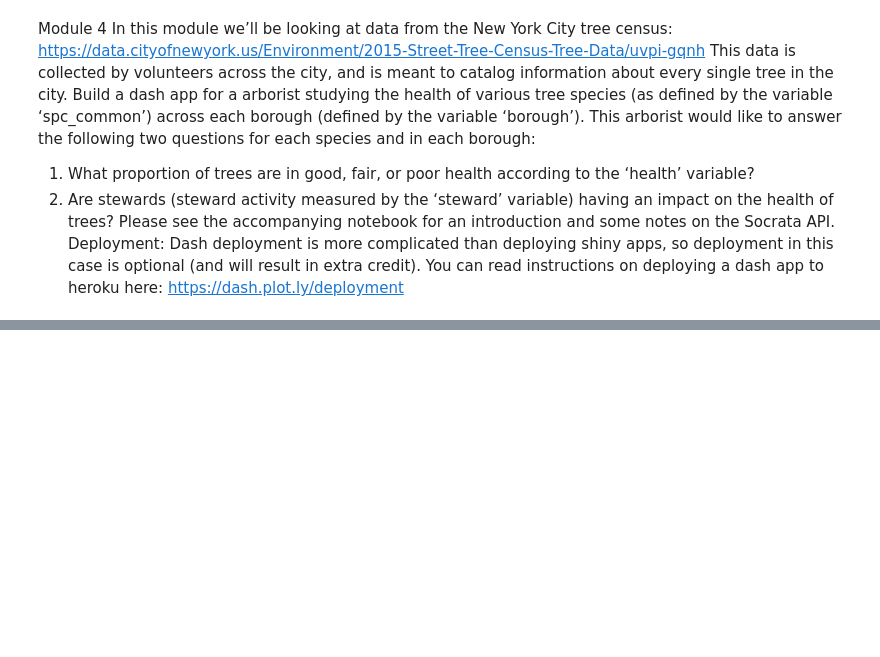
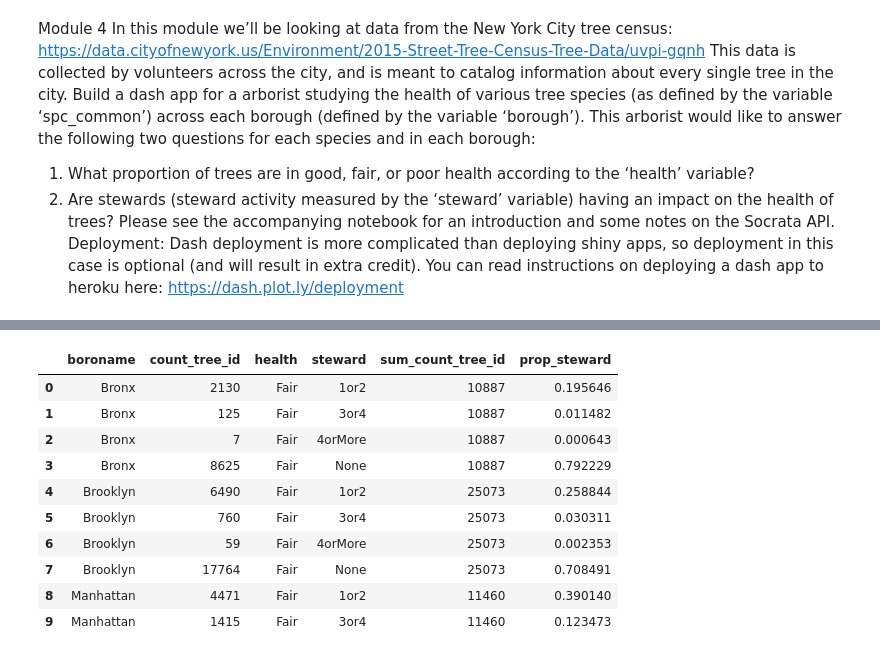
Before and after one commit to javernw/DATA-608, a Jupyter notebook: DATA 608 Week 4.ipynb, the cells around one changed output, grey strips where cells are left out. Saved outputs shown, nothing was run; the diff lists cells and outputs as text; code cells hidden in the pictures; blank space fills up the shorter version.

```diff
--- a/DATA 608 Week 4.ipynb
+++ b/DATA 608 Week 4.ipynb
@@ -129,0 +247,6 @@ on deploying a dash app to heroku here: https://dash.plot.ly/deployment
+# %%
+soql_trees_sum_2 = soql_trees_2.groupby(['boroname', 'health']).agg({'count_tree_id': [np.sum]})
+
+soql_trees_sum_2b=pd.DataFrame(soql_trees_sum_2.to_records())
+
+soql_trees_sum_2b.info()
@@ -129,0 +262,11 @@ on deploying a dash app to heroku here: https://dash.plot.ly/deployment
+# %%
+soql_merged_2 = pd.merge(soql_trees_2, soql_trees_sum_2b, on=['boroname', 'health'])
+
+#soql_merged_2
+
+soql_merged_2.columns = ['boroname', 'count_tree_id', 'health','steward', 'sum_count_tree_id']
+
+soql_merged_2.head(10)
+
+
+#I do not like the name of the last column so lets rename it
@@ -129,0 +351,20 @@ on deploying a dash app to heroku here: https://dash.plot.ly/deployment
+# %%
+soql_merged_2['prop_steward'] = soql_merged_2['count_tree_id'] / soql_merged_2['sum_count_tree_id']
+
+soql_merged_2.sort_values(by=['boroname','steward'])
+
+q2 = soql_merged_2
+
+q2.head(10)
+# %% [output]
+|  | boroname | count_tree_id | health | steward | sum_count_tree_id | prop_steward |
+| 0 | Bronx | 2130 | Fair | 1or2 | 10887 | 0.195646 |
+| 1 | Bronx | 125 | Fair | 3or4 | 10887 | 0.011482 |
+| 2 | Bronx | 7 | Fair | 4orMore | 10887 | 0.000643 |
+| 3 | Bronx | 8625 | Fair | None | 10887 | 0.792229 |
+| 4 | Brooklyn | 6490 | Fair | 1or2 | 25073 | 0.258844 |
+| 5 | Brooklyn | 760 | Fair | 3or4 | 25073 | 0.030311 |
+| 6 | Brooklyn | 59 | Fair | 4orMore | 25073 | 0.002353 |
+| 7 | Brooklyn | 17764 | Fair | None | 25073 | 0.708491 |
+| 8 | Manhattan | 4471 | Fair | 1or2 | 11460 | 0.390140 |
+| 9 | Manhattan | 1415 | Fair | 3or4 | 11460 | 0.123473 |
```
Also changed, not shown: parts of 22 cells of this notebook.
